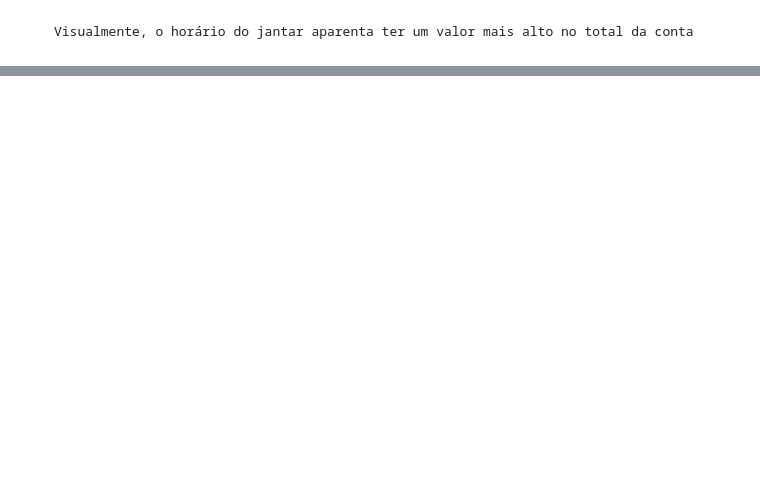
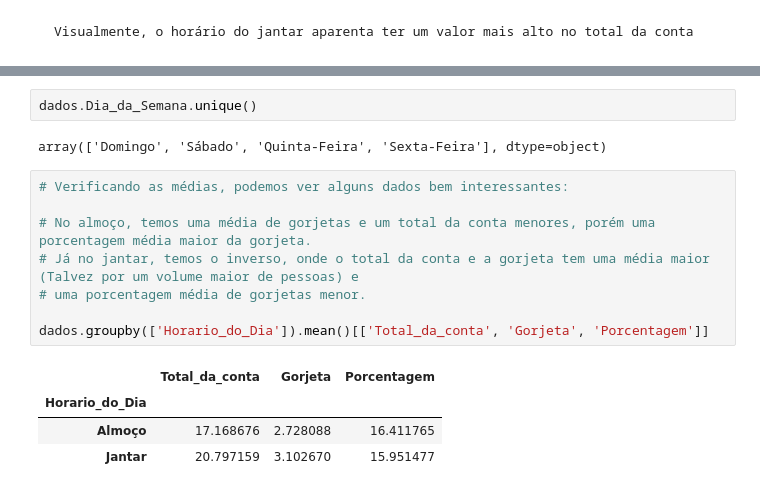
Before and after one commit to Olivierah/Data_Visualization, a Jupyter notebook: Tips_Data_Sample.ipynb, the cells around one changed output, grey strips where cells are left out. Drawn from its saved outputs; the diff is of its cells as text; blank space fills up the shorter version.

```diff
--- a/Tips_Data_Sample.ipynb
+++ b/Tips_Data_Sample.ipynb
@@ -521,0 +573,17 @@ MI = sns.violinplot(x='Horario_do_Dia', y='Total_da_conta', data=dados)
+# %%
+dados.Dia_da_Semana.unique()
+# %% [output]
+array(['Domingo', 'Sábado', 'Quinta-Feira', 'Sexta-Feira'], dtype=object)
+# %%
+# Verificando as médias, podemos ver alguns dados bem interessantes:
+
+# No almoço, temos uma média de gorjetas e um total da conta menores, porém uma porcentagem média maior da gorjeta.
+# Já no jantar, temos o inverso, onde o total da conta e a gorjeta tem uma média maior (Talvez por um volume maior de pessoas) e
+# uma porcentagem média de gorjetas menor.
+
+dados.groupby(['Horario_do_Dia']).mean()[['Total_da_conta', 'Gorjeta', 'Porcentagem']]
+# %% [output]
+|  | Total_da_conta | Gorjeta | Porcentagem |
+| Horario_do_Dia |  |  |  |
+| Almoço | 17.168676 | 2.728088 | 16.411765 |
+| Jantar | 20.797159 | 3.102670 | 15.951477 |
```
Also changed, not shown: parts of 30 cells of this notebook.
